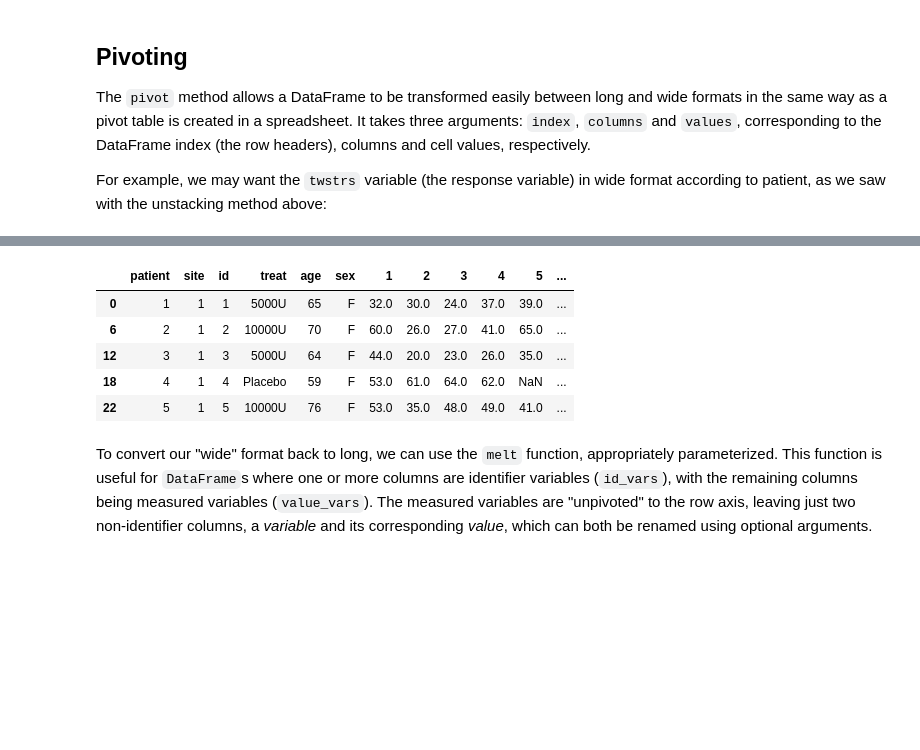
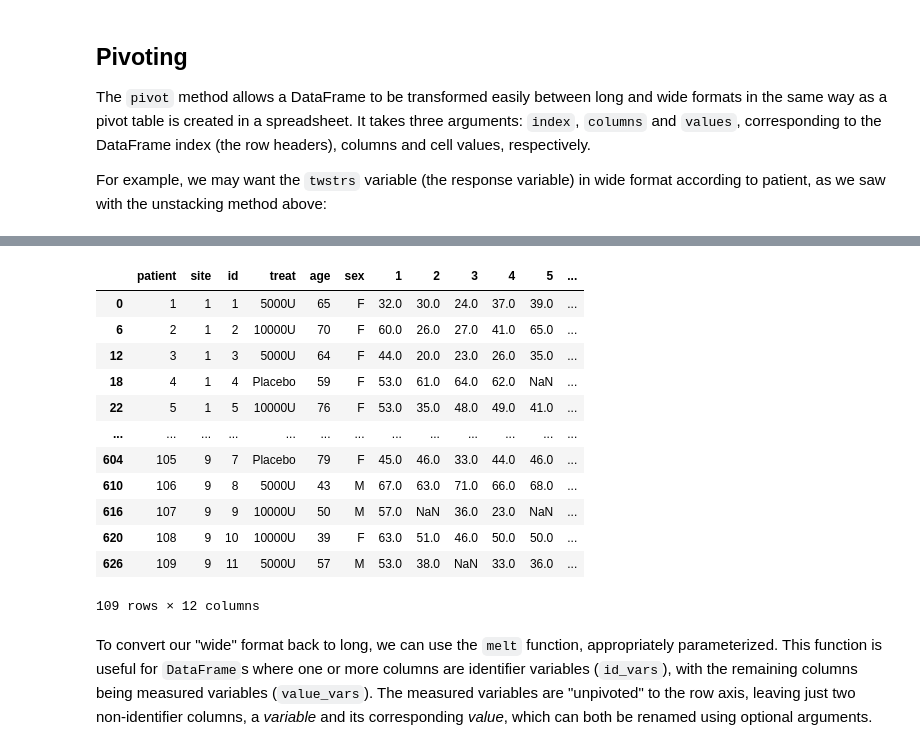
Before and after one commit to thdai2000/ada, a Jupyter notebook: Exercises/01 - Handling data/Intro to Pandas II.ipynb, the cells around one changed output, grey strips where cells are left out. Drawn from its saved outputs; the diff is of its cells as text; code cells hidden in the pictures; blank space fills up the shorter version.

```diff
--- a/Exercises/01 - Handling data/Intro to Pandas II.ipynb
+++ b/Exercises/01 - Handling data/Intro to Pandas II.ipynb
@@ -449,7 +568,7 @@ The `pivot` method allows a DataFrame to be transformed easily between long and
 
 For example, we may want the `twstrs` variable (the response variable) in wide format according to patient, as we saw with the unstacking method above:
 # %%
-twstrs_wide = cdystonia.pivot(index='patient', columns='obs', values='twstrs').head()
+twstrs_wide = cdystonia.pivot(index='patient', columns='obs', values='twstrs')
 twstrs_wide
 # %% [output]
 | obs | 1 | 2 | 3 | 4 | 5 | 6 |
@@ -462,16 +608,22 @@ twstrs_wide
 # %%
 cdystonia_wide = (cdystonia[['patient','site','id','treat','age','sex']]
                   .drop_duplicates()
-                  .merge(twstrs_wide, right_index=True, left_on='patient', how='inner')
-                  .head())
+                  .merge(twstrs_wide, right_index=True, left_on='patient', how='inner'))
 cdystonia_wide
 # %% [output]
 |  | patient | site | id | treat | age | sex | 1 | 2 | 3 | 4 | 5 | ... |
 | 0 | 1 | 1 | 1 | 5000U | 65 | F | 32.0 | 30.0 | 24.0 | 37.0 | 39.0 | ... |
 | 6 | 2 | 1 | 2 | 10000U | 70 | F | 60.0 | 26.0 | 27.0 | 41.0 | 65.0 | ... |
 | 12 | 3 | 1 | 3 | 5000U | 64 | F | 44.0 | 20.0 | 23.0 | 26.0 | 35.0 | ... |
 | 18 | 4 | 1 | 4 | Placebo | 59 | F | 53.0 | 61.0 | 64.0 | 62.0 | NaN | ... |
 | 22 | 5 | 1 | 5 | 10000U | 76 | F | 53.0 | 35.0 | 48.0 | 49.0 | 41.0 | ... |
+| ... | ... | ... | ... | ... | ... | ... | ... | ... | ... | ... | ... | ... |
+| 604 | 105 | 9 | 7 | Placebo | 79 | F | 45.0 | 46.0 | 33.0 | 44.0 | 46.0 | ... |
+| 610 | 106 | 9 | 8 | 5000U | 43 | M | 67.0 | 63.0 | 71.0 | 66.0 | 68.0 | ... |
+| 616 | 107 | 9 | 9 | 10000U | 50 | M | 57.0 | NaN | 36.0 | 23.0 | NaN | ... |
+| 620 | 108 | 9 | 10 | 10000U | 39 | F | 63.0 | 51.0 | 46.0 | 50.0 | 50.0 | ... |
+| 626 | 109 | 9 | 11 | 5000U | 57 | M | 53.0 | 38.0 | NaN | 33.0 | 36.0 | ... |
+109 rows × 12 columns
 # %% [markdown]
 To convert our "wide" format back to long, we can use the `melt` function, appropriately parameterized. This function is useful for `DataFrame`s where one
 or more columns are identifier variables (`id_vars`), with the remaining columns being measured variables (`value_vars`). The measured variables are "unpivoted" to
```
Also changed, not shown: parts of 48 cells of this notebook, 1 other file.
